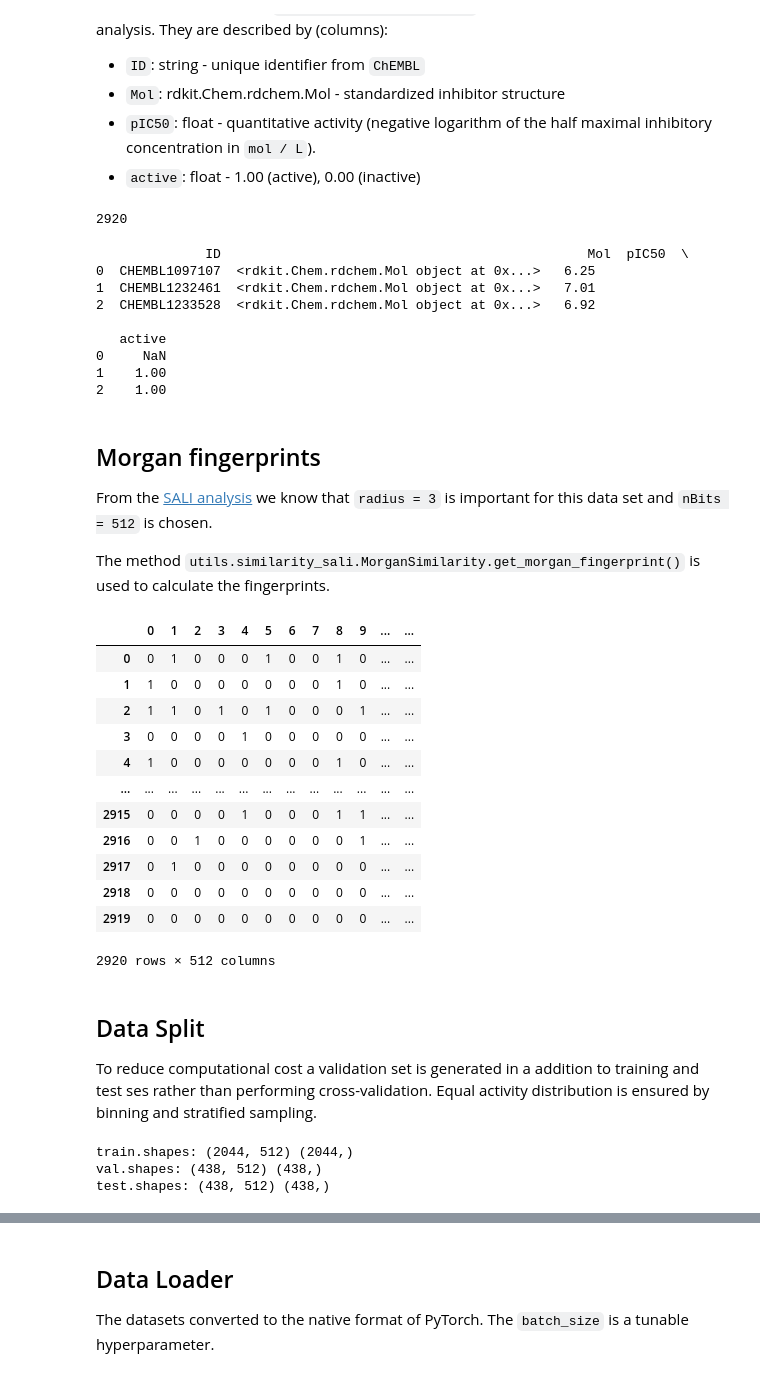
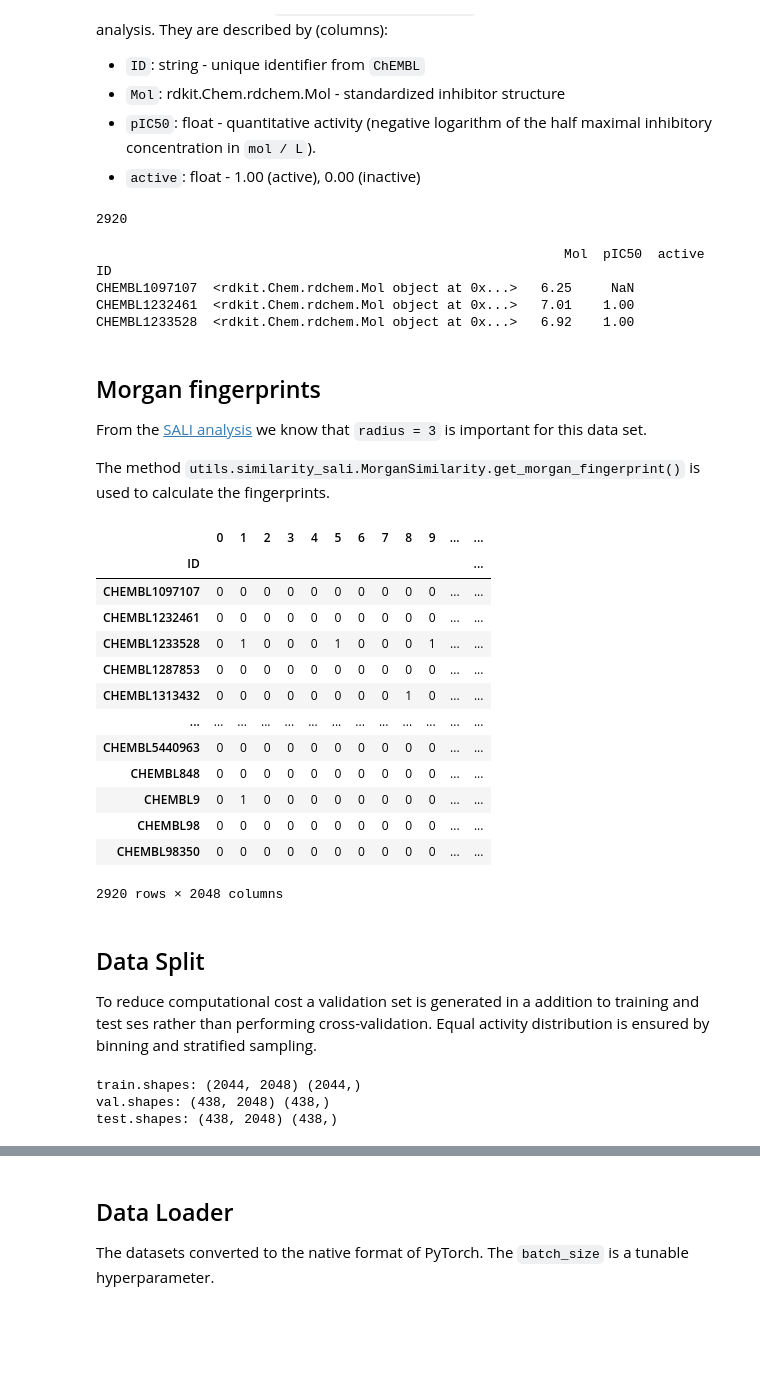
Before and after one commit to HoffOskar/QSAR_BRD4, a Jupyter notebook: 04_QSAR_regression/01_mlp_morgan.ipynb, the cells around one changed output, grey strips where cells are left out. Drawn from its saved outputs; the diff is of its cells as text; code cells hidden in the pictures; blank space fills up the shorter version.

```diff
--- a/04_QSAR_regression/01_mlp_morgan.ipynb
+++ b/04_QSAR_regression/01_mlp_morgan.ipynb
@@ -74,53 +74,51 @@ To ensure reproducibility `01_brd4_inhibitors_2k.pkl` generated [here](../01_eda
 - `active`: float - 1.00 (active), 0.00 (inactive)
 # %%
 df = pd.read_pickle("../data/01_brd4_all_inhibitors.pkl")
+df.set_index('ID', inplace=True)
 print(len(df))
 render_mol(df.head(3))
 # %% [output]
 2920
-              ID                                               Mol  pIC50  \
-0  CHEMBL1097107  <rdkit.Chem.rdchem.Mol object at 0x...>   6.25
-1  CHEMBL1232461  <rdkit.Chem.rdchem.Mol object at 0x...>   7.01
-2  CHEMBL1233528  <rdkit.Chem.rdchem.Mol object at 0x...>   6.92
-
-   active
-0     NaN
-1    1.00
-2    1.00
+                                                            Mol  pIC50  active
+ID
+CHEMBL1097107  <rdkit.Chem.rdchem.Mol object at 0x...>   6.25     NaN
+CHEMBL1232461  <rdkit.Chem.rdchem.Mol object at 0x...>   7.01    1.00
+CHEMBL1233528  <rdkit.Chem.rdchem.Mol object at 0x...>   6.92    1.00
 # %% [markdown]
 ## Morgan fingerprints
 
-From the [SALI analysis](../01_eda/02_activity_cliffs.ipynb) we know that `radius = 3` is important for this data set and `nBits = 512` is chosen.
+From the [SALI analysis](../01_eda/02_activity_cliffs.ipynb) we know that `radius = 3` is important for this data set.
 
 The method `utils.similarity_sali.MorganSimilarity.get_morgan_fingerprint()` is used to calculate the fingerprints.
 # %%
 ### Number of Morgan fingerprints (features)
-n_bits = 512
+n_bits = 2048
 
 ### Instantiate the class
 morgan = MorganSimilarity(df, radius=3, nBits=n_bits, useChirality=True)
 
 ### Get the Morgan fingerprints
 morgan.get_morgan_fingerprint()
 
 ### Format the fingerprints as NumPy array
 morgan.format_fp("DataFrame")
 
 morgan.fp
 # %% [output]
 |  | 0 | 1 | 2 | 3 | 4 | 5 | 6 | 7 | 8 | 9 | ... | ... |
-| 0 | 0 | 1 | 0 | 0 | 0 | 1 | 0 | 0 | 1 | 0 | ... | ... |
-| 1 | 1 | 0 | 0 | 0 | 0 | 0 | 0 | 0 | 1 | 0 | ... | ... |
-| 2 | 1 | 1 | 0 | 1 | 0 | 1 | 0 | 0 | 0 | 1 | ... | ... |
-| 3 | 0 | 0 | 0 | 0 | 1 | 0 | 0 | 0 | 0 | 0 | ... | ... |
-| 4 | 1 | 0 | 0 | 0 | 0 | 0 | 0 | 0 | 1 | 0 | ... | ... |
+| ID |  |  |  |  |  |  |  |  |  |  |  | ... |
+| CHEMBL1097107 | 0 | 0 | 0 | 0 | 0 | 0 | 0 | 0 | 0 | 0 | ... | ... |
+| CHEMBL1232461 | 0 | 0 | 0 | 0 | 0 | 0 | 0 | 0 | 0 | 0 | ... | ... |
+| CHEMBL1233528 | 0 | 1 | 0 | 0 | 0 | 1 | 0 | 0 | 0 | 1 | ... | ... |
+| CHEMBL1287853 | 0 | 0 | 0 | 0 | 0 | 0 | 0 | 0 | 0 | 0 | ... | ... |
+| CHEMBL1313432 | 0 | 0 | 0 | 0 | 0 | 0 | 0 | 0 | 1 | 0 | ... | ... |
 | ... | ... | ... | ... | ... | ... | ... | ... | ... | ... | ... | ... | ... |
-| 2915 | 0 | 0 | 0 | 0 | 1 | 0 | 0 | 0 | 1 | 1 | ... | ... |
-| 2916 | 0 | 0 | 1 | 0 | 0 | 0 | 0 | 0 | 0 | 1 | ... | ... |
-| 2917 | 0 | 1 | 0 | 0 | 0 | 0 | 0 | 0 | 0 | 0 | ... | ... |
-| 2918 | 0 | 0 | 0 | 0 | 0 | 0 | 0 | 0 | 0 | 0 | ... | ... |
-| 2919 | 0 | 0 | 0 | 0 | 0 | 0 | 0 | 0 | 0 | 0 | ... | ... |
+| CHEMBL5440963 | 0 | 0 | 0 | 0 | 0 | 0 | 0 | 0 | 0 | 0 | ... | ... |
+| CHEMBL848 | 0 | 0 | 0 | 0 | 0 | 0 | 0 | 0 | 0 | 0 | ... | ... |
+| CHEMBL9 | 0 | 1 | 0 | 0 | 0 | 0 | 0 | 0 | 0 | 0 | ... | ... |
+| CHEMBL98 | 0 | 0 | 0 | 0 | 0 | 0 | 0 | 0 | 0 | 0 | ... | ... |
+| CHEMBL98350 | 0 | 0 | 0 | 0 | 0 | 0 | 0 | 0 | 0 | 0 | ... | ... |
-2920 rows × 512 columns
+2920 rows × 2048 columns
 # %% [markdown]
 ## Data Split
 To reduce computational cost a validation set is generated in a addition to training and test ses rather than performing cross-validation. Equal activity distribution is ensured by binning and stratified sampling.
@@ -146,10 +144,10 @@ X_val, X_test, y_val, y_test = sk.model_selection.train_test_split(
     stratify=df.loc[y_temp.index, "bins"],
 )
 # %%
-print("train.shapes:", X_train.shape, y_train.shape)
-print("val.shapes:", X_val.shape, y_val.shape)
-print("test.shapes:", X_test.shape, y_test.shape)
+print("train.shapes:", X_train_fp.shape, y_train.shape)
+print("val.shapes:", X_val_fp.shape, y_val.shape)
+print("test.shapes:", X_test_fp.shape, y_test.shape)
 # %% [output]
-train.shapes: (2044, 512) (2044,)
-val.shapes: (438, 512) (438,)
-test.shapes: (438, 512) (438,)
+train.shapes: (2044, 2048) (2044,)
+val.shapes: (438, 2048) (438,)
+test.shapes: (438, 2048) (438,)
```
Also changed, not shown: parts of 16 cells of this notebook.
